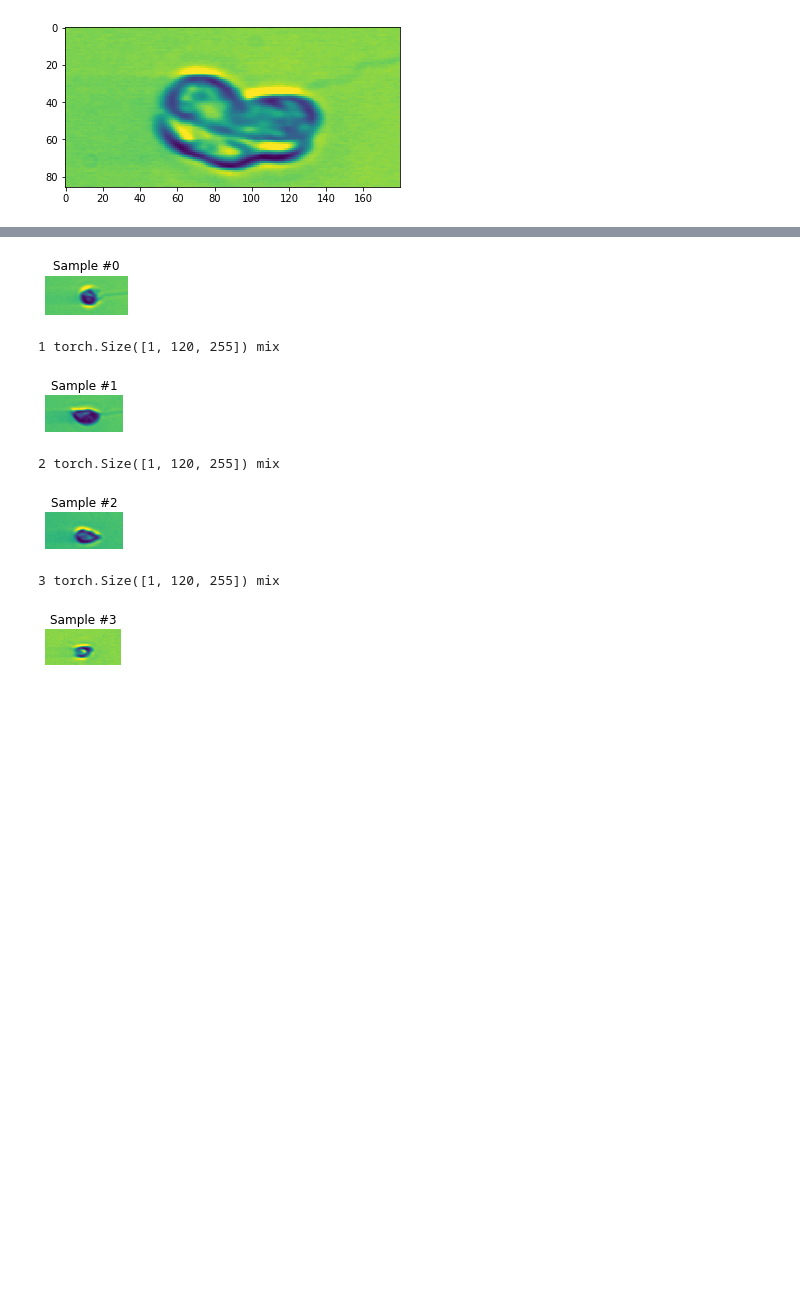
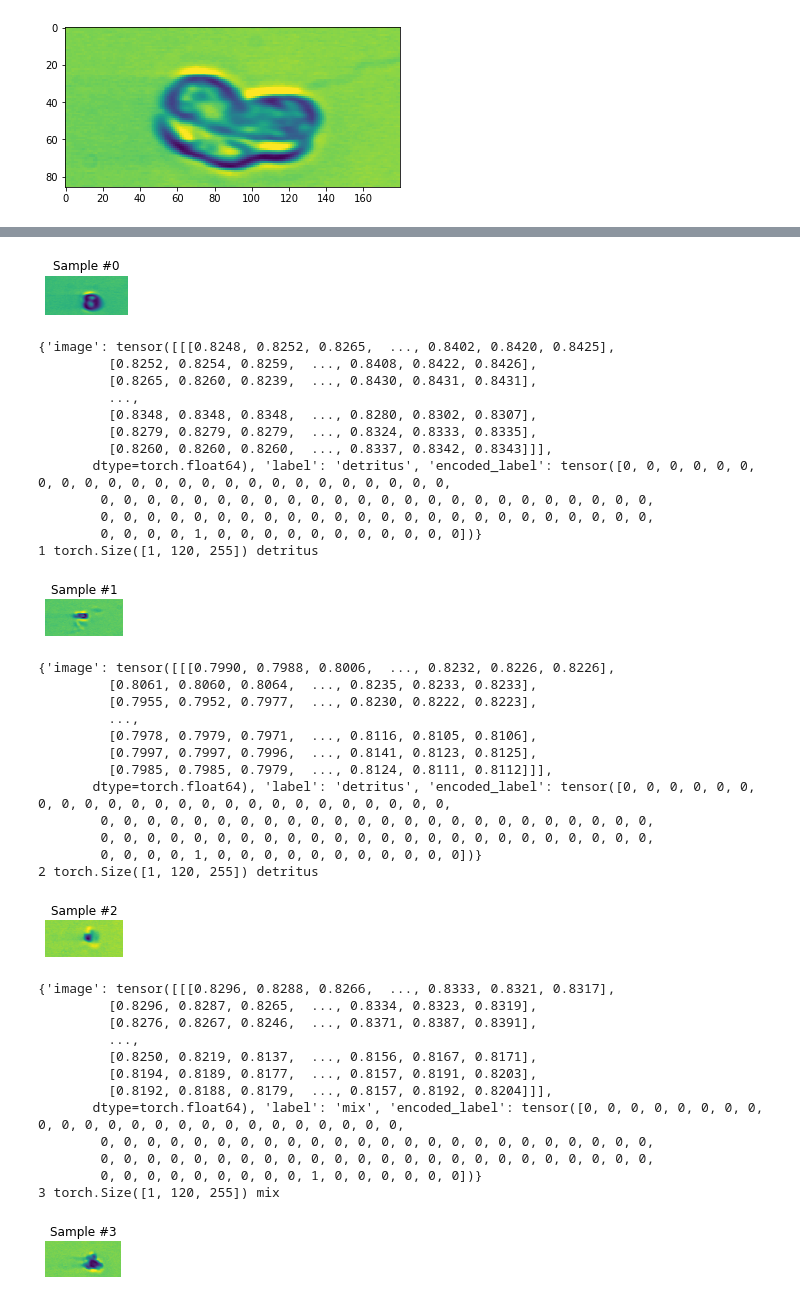
Before and after one commit to Saadmaghani/urfp-hab-plankton, a Jupyter notebook: first_CNN.ipynb, the cells around one changed output, grey strips where cells are left out. Drawn from its saved outputs; the diff is of its cells as text; code cells hidden in the pictures; blank space fills up the shorter version.

```diff
--- a/first_CNN.ipynb
+++ b/first_CNN.ipynb
@@ -125,12 +137,24 @@ plt.show()
 [figure]
 # %%
 #dataset class
+from numpy import array
+from sklearn.preprocessing import LabelEncoder
+
+
 class PlanktonDataset(Dataset):
+
+    def _oneHotEncoding(self, labels):
+        label_encoder = LabelEncoder()
+        integer_encoded = label_encoder.fit_transform(labels)
+        n = np.max(integer_encoded)
+
+        return torch.nn.functional.one_hot(torch.from_numpy(integer_encoded), int(n)+1)
 
     def __init__(self, ids, labels, root_dir, transform=None):
         self.root_dir = root_dir
         self.file_ids = ids
         self.file_labels = labels
+        self.encoded_labels = self._oneHotEncoding(labels)
         self.transform = transform
 
     def __len__(self):
@@ -140,31 +164,44 @@ class PlanktonDataset(Dataset):
         file_name = self.file_ids[index]
         year = file_name.split("_")[1]
         label = self.file_labels[index]
+        encoded_label = self.encoded_labels[index]
 
         img_name = os.path.join(self.root_dir, year, label, file_name)
         img = io.imread(img_name)
 
+        sample = {'image': img, 'label': label}
 
-        sample = {'image': img, 'label': label}
         if self.transform:
             sample = self.transform(sample)
 
+        sample['encoded_label'] = encoded_label
         sample['image'] = sample['image'].reshape((1,sample['image'].shape[0], sample['image'].shape[1]))
+
         return sample
 # %%
 years = [str(i) for i in range(2006, 2007)]
 fnames, lbls = get_lbls_fnames(years)
 
-dataset = PlanktonDataset(fnames, lbls, './data', transform=transforms.Compose([
+train_fnames, train_lbls, test_fnames, test_lbls = data_split(fnames, lbls, [0.6,0.4])
+
+train_dataset = PlanktonDataset(train_fnames, train_lbls, './data',
+                                transform=transforms.Compose([
+                                               Rescale((120, 255)),
+                                               ToTensor()
+                                           ]))
+
+test_dataset = PlanktonDataset(test_fnames, test_lbls, './data',
+                                transform=transforms.Compose([
                                                Rescale((120, 255)),
                                                ToTensor()
                                            ]))
 
 fig = plt.figure()
 
-for i in range(len(dataset)):
-    sample = dataset[i]
+for i in range(len(train_dataset)):
+    sample = train_dataset[i]
 
+    print(sample)
     print(i, sample['image'].shape, sample['label'])
 
     ax = plt.subplot(1, 4, i + 1)
@@ -180,8 +228,41 @@ for i in range(len(dataset)):
 0 torch.Size([1, 120, 255]) mix
-[figure, old version]
+[figure, new version]
-1 torch.Size([1, 120, 255]) mix
+{'image': tensor([[[0.8248, 0.8252, 0.8265,  ..., 0.8402, 0.8420, 0.8425],
+         [0.8252, 0.8254, 0.8259,  ..., 0.8408, 0.8422, 0.8426],
+         [0.8265, 0.8260, 0.8239,  ..., 0.8430, 0.8431, 0.8431],
+         ...,
+         [0.8348, 0.8348, 0.8348,  ..., 0.8280, 0.8302, 0.8307],
+         [0.8279, 0.8279, 0.8279,  ..., 0.8324, 0.8333, 0.8335],
+         [0.8260, 0.8260, 0.8260,  ..., 0.8337, 0.8342, 0.8343]]],
+       dtype=torch.float64), 'label': 'detritus', 'encoded_label': tensor([0, 0, 0, 0, 0, 0, 0, 0, 0, 0, 0, 0, 0, 0, 0, 0, 0, 0, 0, 0, 0, 0, 0, 0,
+        0, 0, 0, 0, 0, 0, 0, 0, 0, 0, 0, 0, 0, 0, 0, 0, 0, 0, 0, 0, 0, 0, 0, 0,
+        0, 0, 0, 0, 0, 0, 0, 0, 0, 0, 0, 0, 0, 0, 0, 0, 0, 0, 0, 0, 0, 0, 0, 0,
+        0, 0, 0, 0, 1, 0, 0, 0, 0, 0, 0, 0, 0, 0, 0, 0])}
+1 torch.Size([1, 120, 255]) detritus
-[figure, old version]
+[figure, new version]
-2 torch.Size([1, 120, 255]) mix
+{'image': tensor([[[0.7990, 0.7988, 0.8006,  ..., 0.8232, 0.8226, 0.8226],
+         [0.8061, 0.8060, 0.8064,  ..., 0.8235, 0.8233, 0.8233],
+         [0.7955, 0.7952, 0.7977,  ..., 0.8230, 0.8222, 0.8223],
+         ...,
+         [0.7978, 0.7979, 0.7971,  ..., 0.8116, 0.8105, 0.8106],
+         [0.7997, 0.7997, 0.7996,  ..., 0.8141, 0.8123, 0.8125],
+         [0.7985, 0.7985, 0.7979,  ..., 0.8124, 0.8111, 0.8112]]],
+       dtype=torch.float64), 'label': 'detritus', 'encoded_label': tensor([0, 0, 0, 0, 0, 0, 0, 0, 0, 0, 0, 0, 0, 0, 0, 0, 0, 0, 0, 0, 0, 0, 0, 0,
+        0, 0, 0, 0, 0, 0, 0, 0, 0, 0, 0, 0, 0, 0, 0, 0, 0, 0, 0, 0, 0, 0, 0, 0,
+        0, 0, 0, 0, 0, 0, 0, 0, 0, 0, 0, 0, 0, 0, 0, 0, 0, 0, 0, 0, 0, 0, 0, 0,
+        0, 0, 0, 0, 1, 0, 0, 0, 0, 0, 0, 0, 0, 0, 0, 0])}
+2 torch.Size([1, 120, 255]) detritus
-[figure, old version]
+[figure, new version]
+{'image': tensor([[[0.8296, 0.8288, 0.8266,  ..., 0.8333, 0.8321, 0.8317],
+         [0.8296, 0.8287, 0.8265,  ..., 0.8334, 0.8323, 0.8319],
+         [0.8276, 0.8267, 0.8246,  ..., 0.8371, 0.8387, 0.8391],
+         ...,
+         [0.8250, 0.8219, 0.8137,  ..., 0.8156, 0.8167, 0.8171],
+         [0.8194, 0.8189, 0.8177,  ..., 0.8157, 0.8191, 0.8203],
+         [0.8192, 0.8188, 0.8179,  ..., 0.8157, 0.8192, 0.8204]]],
+       dtype=torch.float64), 'label': 'mix', 'encoded_label': tensor([0, 0, 0, 0, 0, 0, 0, 0, 0, 0, 0, 0, 0, 0, 0, 0, 0, 0, 0, 0, 0, 0, 0, 0,
+        0, 0, 0, 0, 0, 0, 0, 0, 0, 0, 0, 0, 0, 0, 0, 0, 0, 0, 0, 0, 0, 0, 0, 0,
+        0, 0, 0, 0, 0, 0, 0, 0, 0, 0, 0, 0, 0, 0, 0, 0, 0, 0, 0, 0, 0, 0, 0, 0,
+        0, 0, 0, 0, 0, 0, 0, 0, 0, 1, 0, 0, 0, 0, 0, 0])}
 3 torch.Size([1, 120, 255]) mix
-[figure, old version]
+[figure, new version]
```
Also changed, not shown: parts of 10 cells of this notebook, 1 other file.
